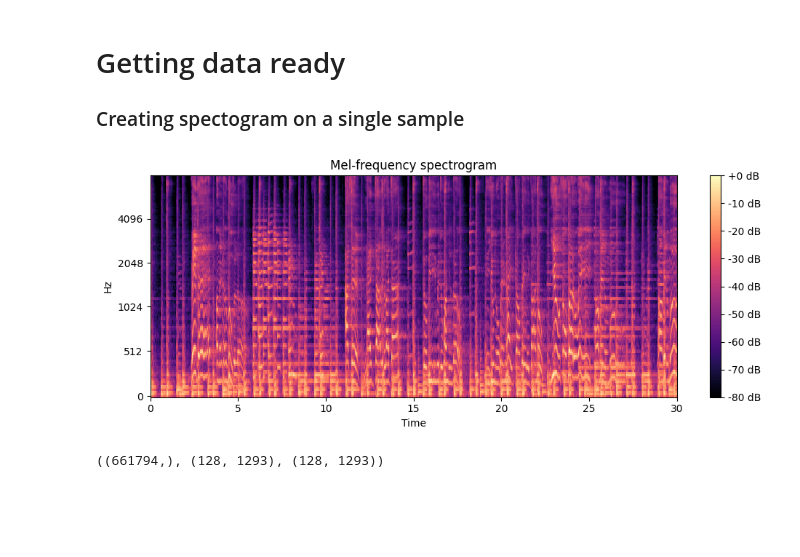
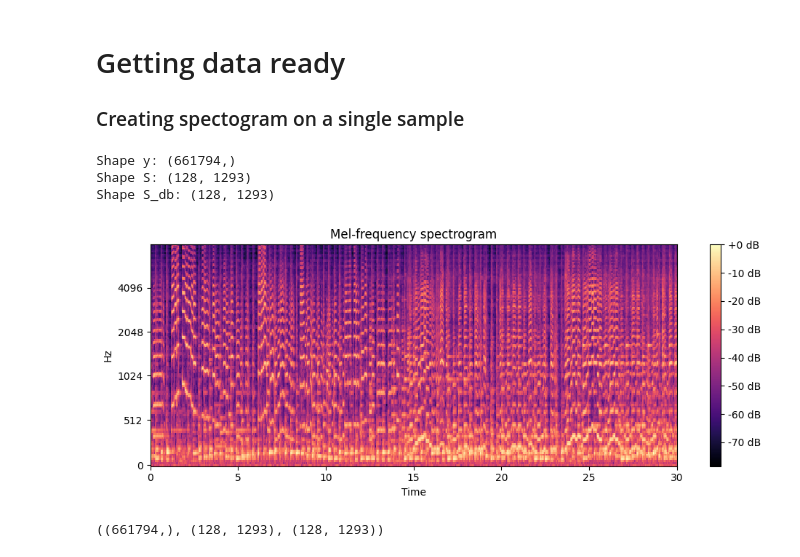
Before and after one commit to Luibbo/Audio-Classification-GTZAN, a Jupyter notebook: music_genres_classification.ipynb, the cells around one changed output. Saved outputs shown, nothing was run; the diff lists cells and outputs as text; code cells hidden in the pictures; blank space fills up the shorter version.

```diff
--- a/music_genres_classification.ipynb
+++ b/music_genres_classification.ipynb
@@ -61,25 +61,31 @@ There are 0 directories and 100 audios in data\Data\genres_original\rock
 # %%
 import librosa
 import librosa.display
 import matplotlib.pyplot as plt
 import numpy as np
 
-audio_path = 'data/Data/genres_original/blues/blues.00001.wav'
+audio_path = 'data/Data/genres_original/jazz/jazz.00053.wav'
 
 y, sr = librosa.load(audio_path, sr=22050)  # y — signal, sr — sample rate
+print(f"Shape y: {y.shape}")
 
 S = librosa.feature.melspectrogram(y=y, sr=sr, n_mels=128, fmax=8000)
+print(f"Shape S: {S.shape}")
 
 S_dB = librosa.power_to_db(S, ref=np.max)
+print(f"Shape S_db: {S_dB.shape}")
 
 plt.figure(figsize=(10, 4))
 librosa.display.specshow(S_dB, sr=sr, x_axis='time', y_axis='mel', fmax=8000)
 plt.colorbar(format='%+2.0f dB')
 plt.title('Mel-frequency spectrogram')
 plt.tight_layout()
 plt.show()
 # %% [output]
+Shape y: (661794,)
+Shape S: (128, 1293)
+Shape S_db: (128, 1293)
-[figure, old version]
+[figure, new version]
 # %%
 y.shape, S.shape, S_dB.shape
 # %% [output]
```
Also changed, not shown: parts of 41 cells of this notebook, 2 other files.
